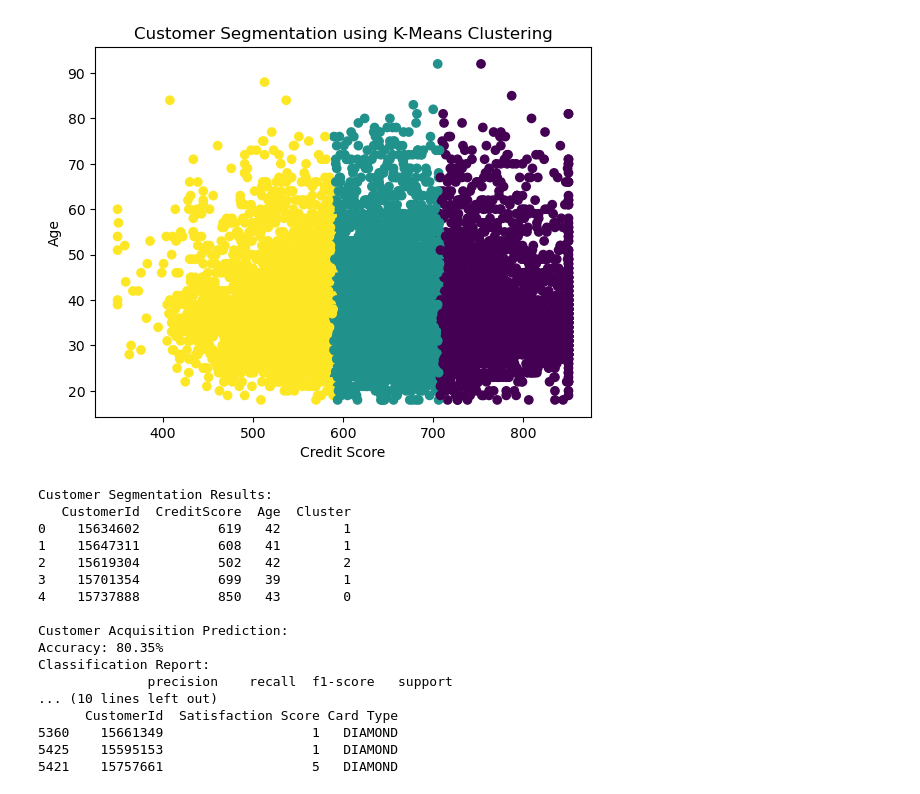
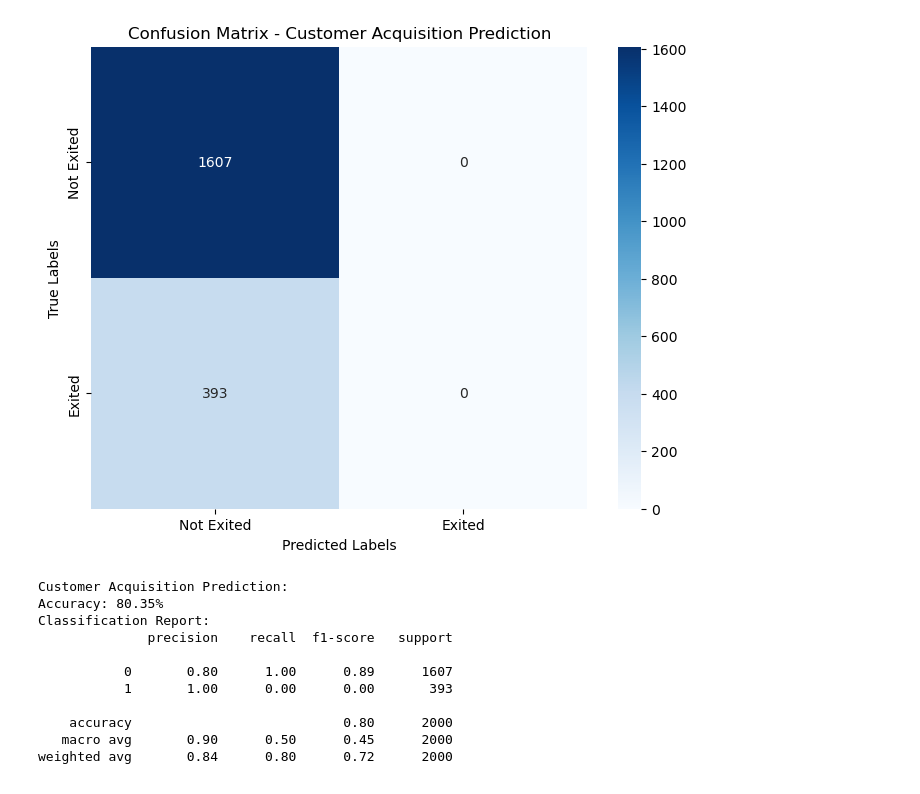
Before and after one commit to Mohammed3MG/iuBank, a Jupyter notebook: sample.ipynb, the cells around one changed output. Saved outputs shown, nothing was run; the diff lists cells and outputs as text; code cells hidden in the pictures.

Commit message:
UPDATE: RandomForestClassifier Algorithm

```diff
--- a/sample.ipynb
+++ b/sample.ipynb
@@ -1,106 +1,71 @@
 # %%
 import pandas as pd
-from sklearn.cluster import KMeans
 from sklearn.ensemble import RandomForestClassifier
 from sklearn.model_selection import train_test_split
-from sklearn.metrics import accuracy_score, classification_report
+from sklearn.metrics import accuracy_score, classification_report, confusion_matrix
+import seaborn as sns
+import matplotlib.pyplot as plt
 from sklearn.preprocessing import OneHotEncoder
 from sklearn.compose import ColumnTransformer
 from sklearn.pipeline import Pipeline
 from sklearn.impute import SimpleImputer
-from sklearn.metrics.pairwise import cosine_similarity
-import matplotlib.pyplot as plt
 
 # Load data from CSV file
 data = pd.read_csv('data.csv')
 
-# K-Means Clustering for Customer Segmentation
-features_clustering = data[['CreditScore', 'Age']]
-num_clusters = 3
-kmeans = KMeans(n_clusters=num_clusters, random_state=42, n_init=10)
-data['Cluster'] = kmeans.fit_predict(features_clustering)
-
-# Decision Trees or Random Forest for Predicting Factors
+# Decision Trees or Random Forest for Predicting Customer Acquisition
 target_variable_acquisition = 'Exited'
-features_acquisition = data.drop(columns=['RowNumber', 'CustomerId', 'Surname', 'Cluster', target_variable_acquisition])
+features_acquisition = data.drop(columns=['RowNumber', 'CustomerId', 'Surname', target_variable_acquisition])
 X_train, X_test, y_train, y_test = train_test_split(features_acquisition, data[target_variable_acquisition], test_size=0.2, random_state=42)
 
 # Identify categorical features
 categorical_features = ['Geography', 'Gender', 'Card Type']
 
 # Create pipeline for preprocessing categorical features
 categorical_transformer = Pipeline(steps=[
     ('imputer', SimpleImputer(strategy='constant', fill_value='missing')),
     ('onehot', OneHotEncoder(handle_unknown='ignore'))
 ])
 
 # Preprocess features with categorical data
 preprocessor = ColumnTransformer(
     transformers=[
         ('cat', categorical_transformer, categorical_features)
     ])
 
 # Create a Random Forest classifier with preprocessing pipeline
 random_forest = Pipeline(steps=[('preprocessor', preprocessor),
                                 ('classifier', RandomForestClassifier(random_state=42))])
 
 # Fit the model and make predictions
 random_forest.fit(X_train, y_train)
 predictions_acquisition = random_forest.predict(X_test)
 accuracy_acquisition = accuracy_score(y_test, predictions_acquisition)
 
-# Collaborative Filtering for Recommending Products/Services
-collaborative_features = data[['Satisfaction Score', 'Card Type']]
-# Include 'Card Type' in the preprocessing for one-hot encoding
-collaborative_transformer = Pipeline(steps=[
-    ('imputer', SimpleImputer(strategy='constant', fill_value='missing')),
-    ('onehot', OneHotEncoder(handle_unknown='ignore'))
-])
-collaborative_preprocessor = ColumnTransformer(
-    transformers=[
-        ('cat', collaborative_transformer, ['Card Type'])
-    ])
-collaborative_features_encoded = collaborative_preprocessor.fit_transform(collaborative_features)
-
-cosine_similarity_matrix = cosine_similarity(collaborative_features_encoded)
-customer_index = 0
-similar_customers = cosine_similarity_matrix[customer_index].argsort()[:-1][::-1]
-top_recommendations = data.iloc[similar_customers[:3]]
-
-# Visualize Clusters
-plt.scatter(data['CreditScore'], data['Age'], c=data['Cluster'], cmap='viridis')
-plt.title('Customer Segmentation using K-Means Clustering')
-plt.xlabel('Credit Score')
-plt.ylabel('Age')
+# Confusion Matrix
+cm = confusion_matrix(y_test, predictions_acquisition, labels=[0, 1])
+plt.figure(figsize=(8, 6))
+sns.heatmap(cm, annot=True, fmt='d', cmap='Blues', cbar=True, xticklabels=['Not Exited', 'Exited'], yticklabels=['Not Exited', 'Exited'])
+plt.title('Confusion Matrix - Customer Acquisition Prediction')
+plt.xlabel('Predicted Labels')
+plt.ylabel('True Labels')
 plt.show()
 
 # Print results
-print("Customer Segmentation Results:")
-print(data[['CustomerId', 'CreditScore', 'Age', 'Cluster']].head())
-
-print("\nCustomer Acquisition Prediction:")
+print("Customer Acquisition Prediction:")
 print(f"Accuracy: {accuracy_acquisition:.2%}")
 print("Classification Report:")
-print(classification_report(y_test, predictions_acquisition))
-
-print("\nTop 3 Recommendations based on Collaborative Filtering:")
-print(top_recommendations[['CustomerId', 'Satisfaction Score', 'Card Type']])
+print(classification_report(y_test, predictions_acquisition, zero_division=1))
 # %% [output]
-[figure, old version]
+[figure, new version]
-Customer Segmentation Results:
-   CustomerId  CreditScore  Age  Cluster
-0    15634602          619   42        1
-1    15647311          608   41        1
-2    15619304          502   42        2
-3    15701354          699   39        1
-4    15737888          850   43        0
-
 Customer Acquisition Prediction:
 Accuracy: 80.35%
 Classification Report:
               precision    recall  f1-score   support
-... (10 lines left out)
-      CustomerId  Satisfaction Score Card Type
-5360    15661349                   1   DIAMOND
-5425    15595153                   1   DIAMOND
-5421    15757661                   5   DIAMOND
+
+           0       0.80      1.00      0.89      1607
+           1       1.00      0.00      0.00       393
+
+    accuracy                           0.80      2000
+   macro avg       0.90      0.50      0.45      2000
+weighted avg       0.84      0.80      0.72      2000
```
